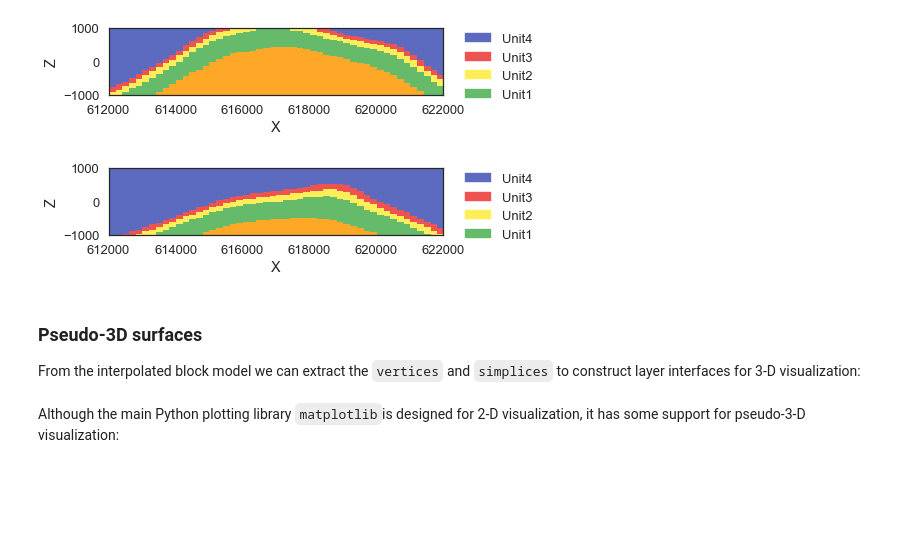
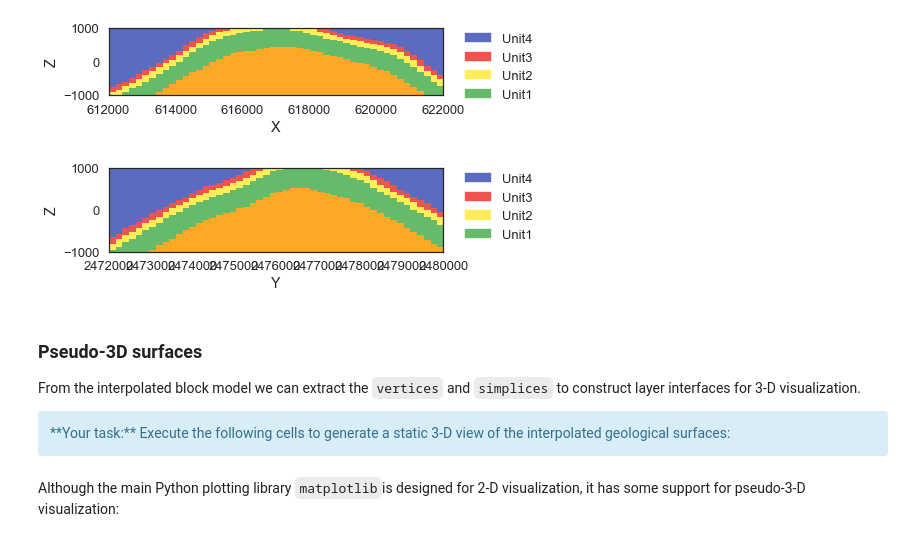
Before and after one commit to cgre-aachen/remote-geomod, a Jupyter notebook: notebooks/03_geological_modeling.ipynb, the cells around one changed output. Drawn from its saved outputs; the diff is of its cells as text; code cells hidden in the pictures; blank space fills up the shorter version.

```diff
--- a/notebooks/03_geological_modeling.ipynb
+++ b/notebooks/03_geological_modeling.ipynb
@@ -111,13 +132,19 @@ gp.plot_section(geo_data, lith_block[0], 25, direction='y', plot_data=False)
 # %% [output]
 [figure]
 # %%
-gp.plot_section(geo_data, lith_block[0], 45, direction='y', plot_data=False)
+gp.plot_section(geo_data, lith_block[0], 25, direction='x', plot_data=False)
+plt.savefig("../data/cross_section_EW_25.pdf", bbox_inches="tight")
 # %% [output]
-[figure, old version]
+[figure, new version]
 # %% [markdown]
 ### Pseudo-3D surfaces
 
-From the interpolated block model we can extract the `vertices` and `simplices` to construct layer interfaces for 3-D visualization:
+From the interpolated block model we can extract the `vertices` and `simplices` to construct layer interfaces for 3-D visualization.
+
+
+<div class="alert alert-info">
+**Your task:** Execute the following cells to generate a static 3-D view of the interpolated geological surfaces:
+</div>
 # %%
 vertices, simplices = gp.get_surfaces(interp_data, potential_lith=lith_block[1], step_size=2)
 # %% [markdown]
```
Also changed, not shown: parts of 21 cells of this notebook.
